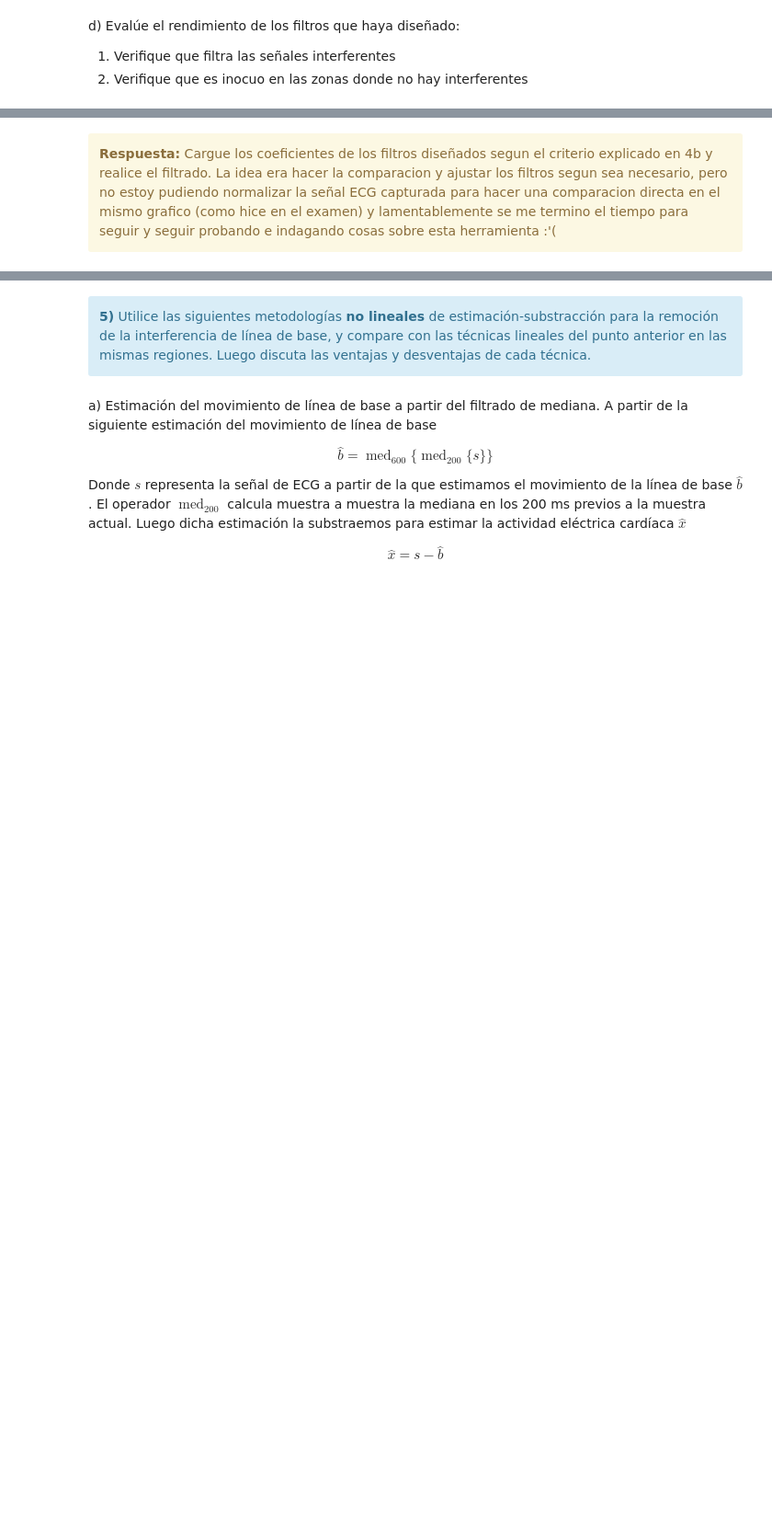
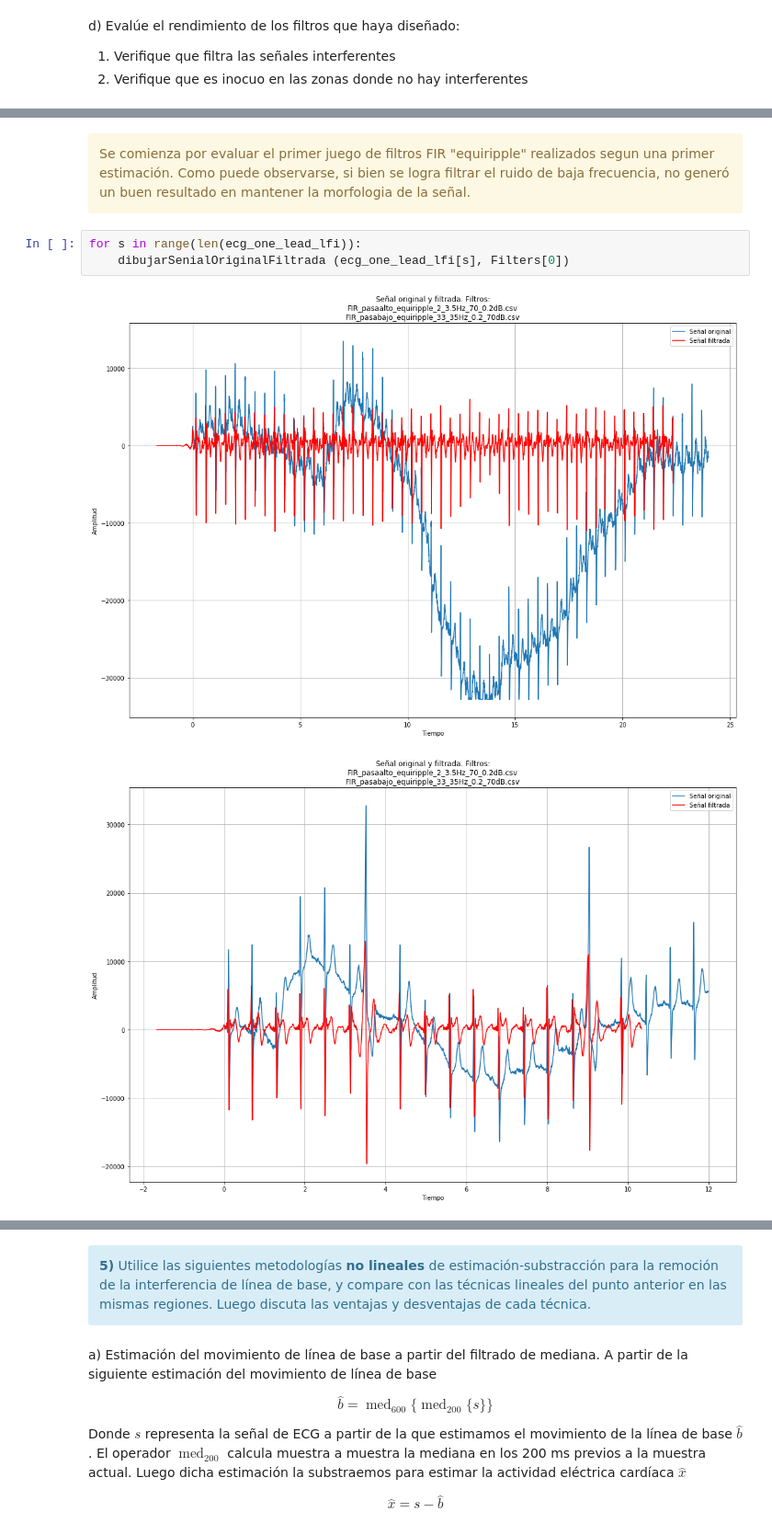
Before and after one commit to royconejo/PdS, a Jupyter notebook: TP2 - Filtrado.ipynb, the cells around one changed output, grey strips where cells are left out. Shown at 92% size. Cells and saved outputs as stored; diff of their text form; blank space fills up the shorter version.

```diff
--- a/TP2 - Filtrado.ipynb
+++ b/TP2 - Filtrado.ipynb
@@ -418,4 +469,10 @@ for i in range(len(ecg_one_lead_lfi)):
-# %% [markdown]
-<div class="alert alert-block alert-warning">
-<b>Respuesta:</b> Cargue los coeficientes de los filtros diseñados segun el criterio explicado en 4b y realice el filtrado. La idea era hacer la comparacion y ajustar los filtros segun sea necesario, pero no estoy pudiendo normalizar la señal ECG capturada para hacer una comparacion directa en el mismo grafico (como hice en el examen) y lamentablemente se me termino el tiempo para seguir y seguir probando e indagando cosas sobre esta herramienta :'(
-</div>
+# %% [markdown]
+<div class="alert alert-block alert-warning">
+Se comienza por evaluar el primer juego de filtros FIR "equiripple" realizados segun una primer estimación. Como puede observarse, si bien se logra filtrar el ruido de baja frecuencia, no generó un buen resultado en mantener la morfologia de la señal.
+</div>
+# %%
+for s in range(len(ecg_one_lead_lfi)):
+    dibujarSenialOriginalFiltrada (ecg_one_lead_lfi[s], Filters[0])
+# %% [output]
+[figure, added]
+[figure, added]
```
Also changed, not shown: parts of 19 cells of this notebook, 20 other files.
